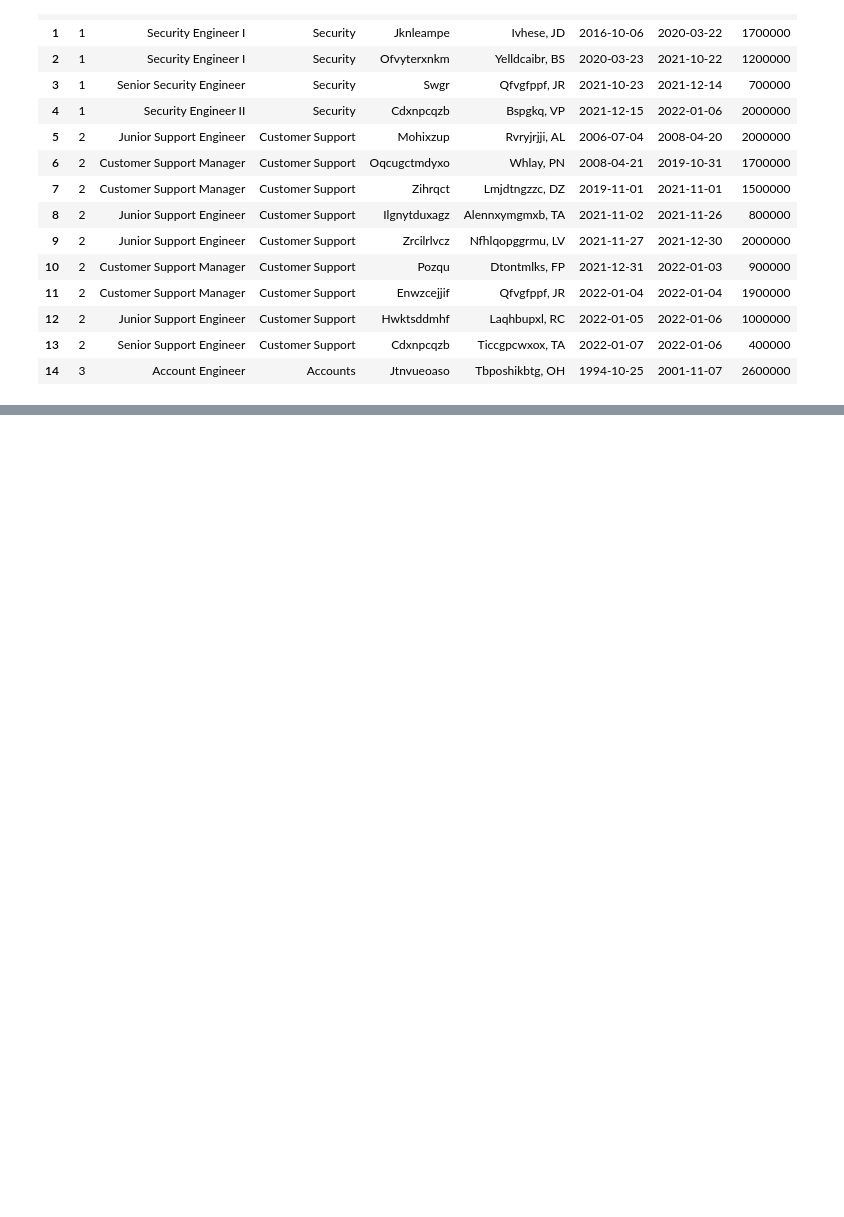
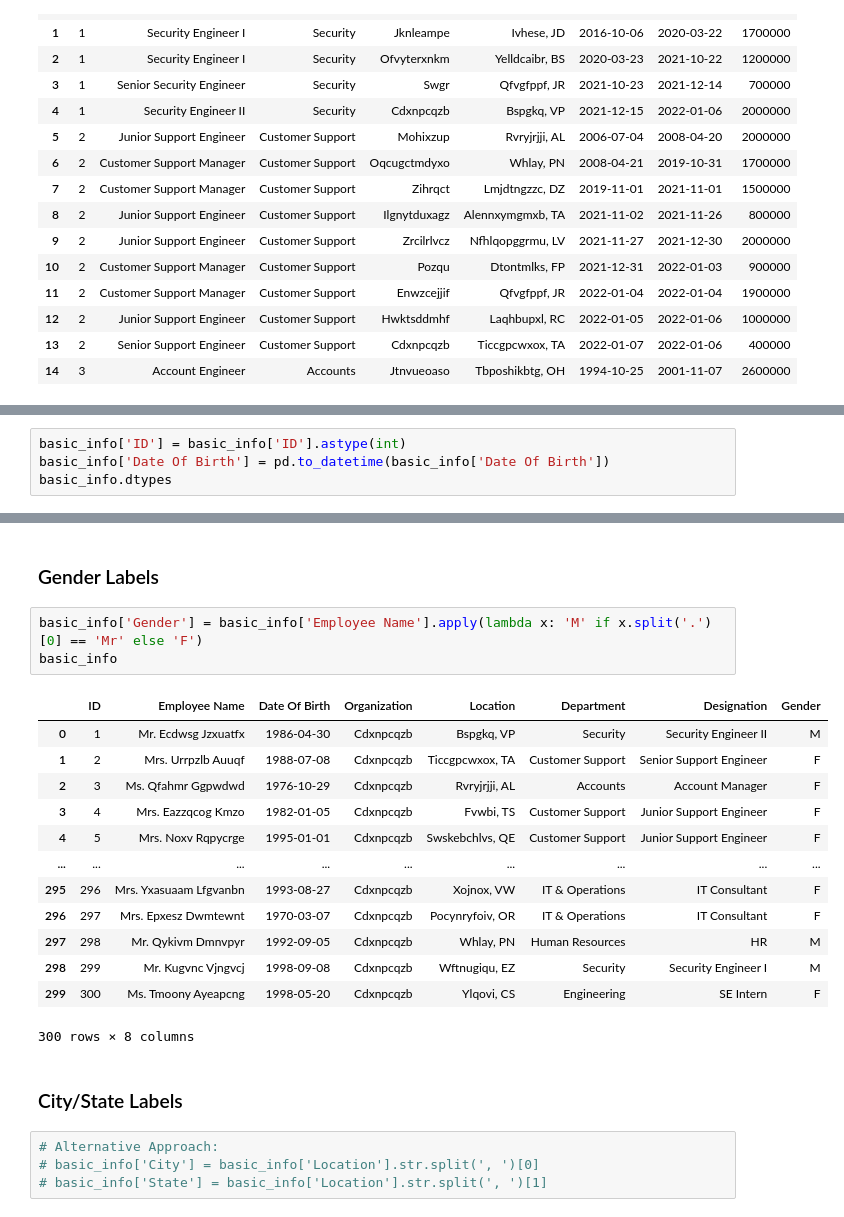
Before and after one commit to auchinto-c/Micro-EDA-Projects, a Jupyter notebook: Employment History/eda_employment_history.ipynb, the cells around one changed output, grey strips where cells are left out. Saved outputs shown, nothing was run; the diff lists cells and outputs as text; blank space fills up the shorter version.

Commit message:
eda(emp_history): data preprocessing + feature engineering

```diff
--- a/Employment History/eda_employment_history.ipynb
+++ b/Employment History/eda_employment_history.ipynb
@@ -184,0 +207,4 @@ pdf.close()
+# %%
+basic_info['ID'] = basic_info['ID'].astype(int)
+basic_info['Date Of Birth'] = pd.to_datetime(basic_info['Date Of Birth'])
+basic_info.dtypes
@@ -184,0 +248,25 @@ pdf.close()
+# %% [markdown]
+### Gender Labels
+# %%
+basic_info['Gender'] = basic_info['Employee Name'].apply(lambda x: 'M' if x.split('.')[0] == 'Mr' else 'F')
+basic_info
+# %% [output]
+|  | ID | Employee Name | Date Of Birth | Organization | Location | Department | Designation | Gender |
+| 0 | 1 | Mr. Ecdwsg Jzxuatfx | 1986-04-30 | Cdxnpcqzb | Bspgkq, VP | Security | Security Engineer II | M |
+| 1 | 2 | Mrs. Urrpzlb Auuqf | 1988-07-08 | Cdxnpcqzb | Ticcgpcwxox, TA | Customer Support | Senior Support Engineer | F |
+| 2 | 3 | Ms. Qfahmr Ggpwdwd | 1976-10-29 | Cdxnpcqzb | Rvryjrjji, AL | Accounts | Account Manager | F |
+| 3 | 4 | Mrs. Eazzqcog Kmzo | 1982-01-05 | Cdxnpcqzb | Fvwbi, TS | Customer Support | Junior Support Engineer | F |
+| 4 | 5 | Mrs. Noxv Rqpycrge | 1995-01-01 | Cdxnpcqzb | Swskebchlvs, QE | Customer Support | Junior Support Engineer | F |
+| ... | ... | ... | ... | ... | ... | ... | ... | ... |
+| 295 | 296 | Mrs. Yxasuaam Lfgvanbn | 1993-08-27 | Cdxnpcqzb | Xojnox, VW | IT & Operations | IT Consultant | F |
+| 296 | 297 | Mrs. Epxesz Dwmtewnt | 1970-03-07 | Cdxnpcqzb | Pocynryfoiv, OR | IT & Operations | IT Consultant | F |
+| 297 | 298 | Mr. Qykivm Dmnvpyr | 1992-09-05 | Cdxnpcqzb | Whlay, PN | Human Resources | HR | M |
+| 298 | 299 | Mr. Kugvnc Vjngvcj | 1998-09-08 | Cdxnpcqzb | Wftnugiqu, EZ | Security | Security Engineer I | M |
+| 299 | 300 | Ms. Tmoony Ayeapcng | 1998-05-20 | Cdxnpcqzb | Ylqovi, CS | Engineering | SE Intern | F |
+300 rows × 8 columns
+# %% [markdown]
+### City/State Labels
+# %%
+# Alternative Approach:
+# basic_info['City'] = basic_info['Location'].str.split(', ')[0]
+# basic_info['State'] = basic_info['Location'].str.split(', ')[1]
```
Also changed, not shown: parts of 14 cells of this notebook.
